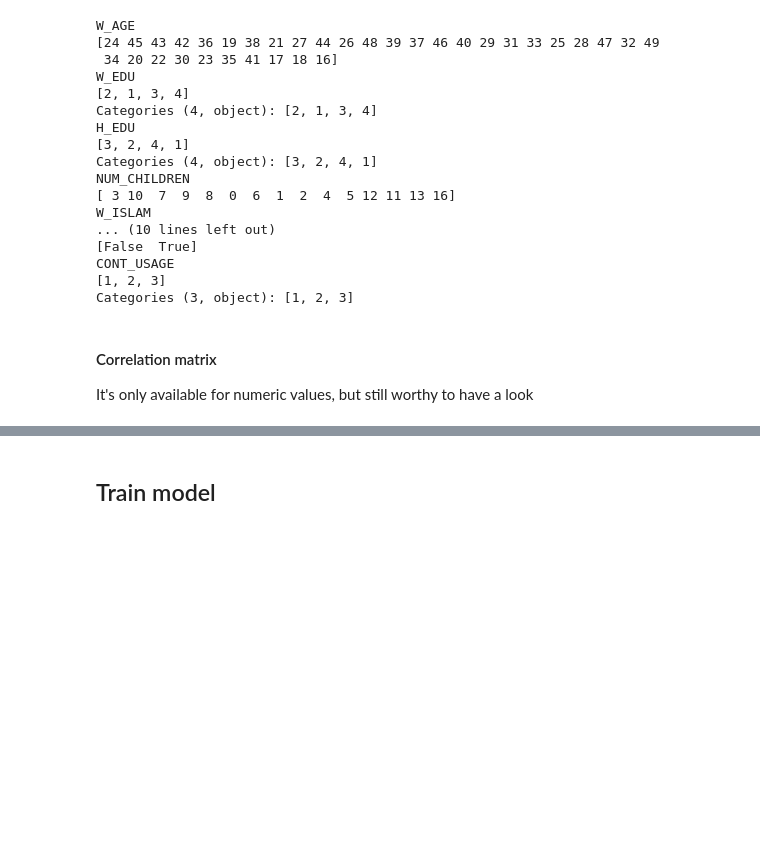
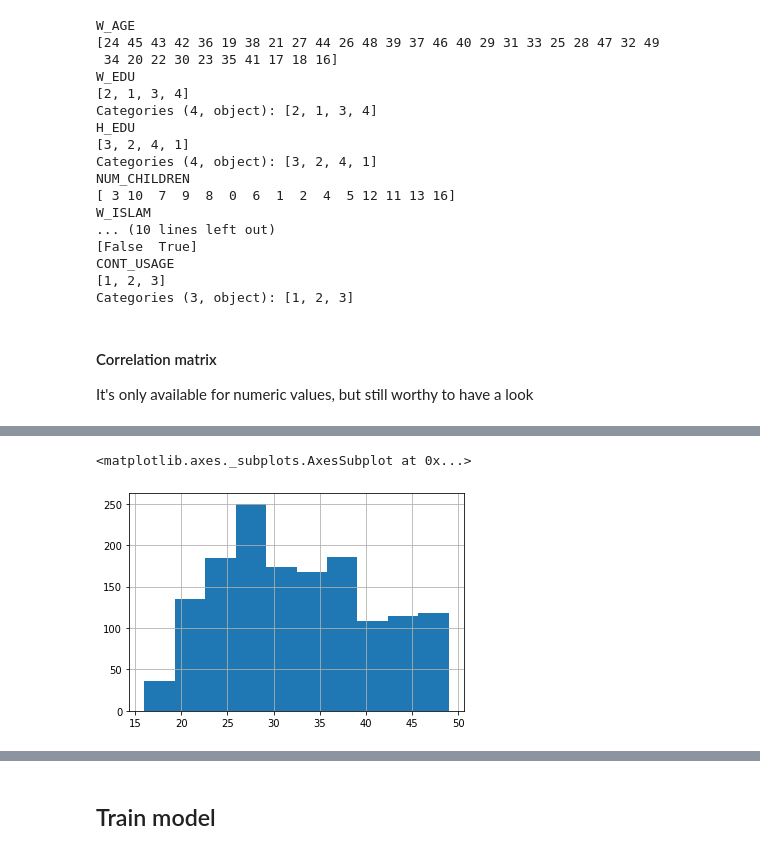
Before and after one commit to darknessest/datamining_uci_hw, a Jupyter notebook: cmc.ipynb, the cells around one changed output, grey strips where cells are left out. Drawn from its saved outputs; the diff is of its cells as text; code cells hidden in the pictures; blank space fills up the shorter version.

```diff
--- a/cmc.ipynb
+++ b/cmc.ipynb
@@ -111,0 +145,5 @@ plt.show()
+# %%
+bins = [0, 25, 30, 40, 50]
+labels = [1,2,3,4]
+
+table['binned'] = pd.cut(table['W_AGE'], bins=bins, labels=labels)
@@ -111,0 +159,5 @@ plt.show()
+# %%
+table['W_AGE'].hist()
+# %% [output]
+<matplotlib.axes._subplots.AxesSubplot at 0x...>
+[figure, added]
```
Also changed, not shown: parts of 19 cells of this notebook.
